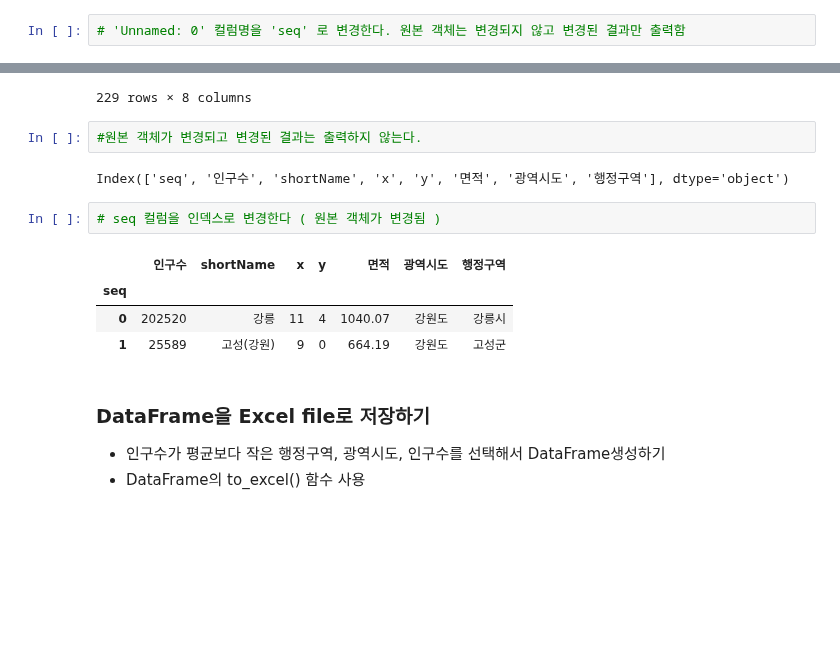
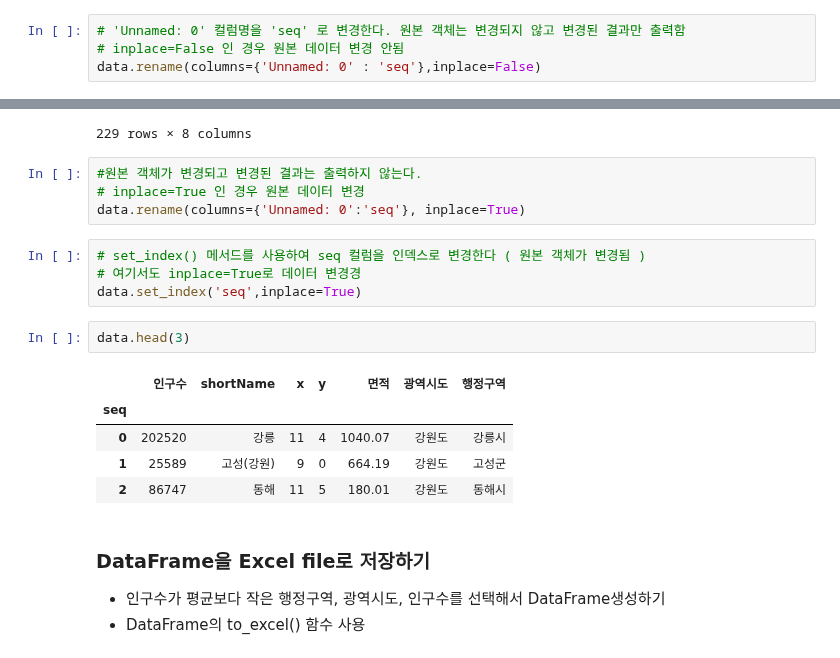
Before and after one commit to ikh0120/python_Webscraping_Analysis, a Jupyter notebook: 03-1.행정구역정보_분석과시각화.ipynb, the cells around one changed output, grey strips where cells are left out. Drawn from its saved outputs; the diff is of its cells as text; blank space fills up the shorter version.

```diff
--- a/03-1.행정구역정보_분석과시각화.ipynb
+++ b/03-1.행정구역정보_분석과시각화.ipynb
@@ -565,5 +585,7 @@ Index(['Unnamed: 0', '인구수', 'shortName', 'x', 'y', '면적', '광역시도
 # %%
 # 'Unnamed: 0' 컬럼명을 'seq' 로 변경한다. 원본 객체는 변경되지 않고 변경된 결과만 출력함
+# inplace=False 인 경우 원본 데이터 변경 안됨
+data.rename(columns={'Unnamed: 0' : 'seq'},inplace=False)
 # %% [output]
 |  | seq | 인구수 | shortName | x | y | 면적 | 광역시도 | 행정구역 |
 | 0 | 0 | 202520 | 강릉 | 11 | 4 | 1040.07 | 강원도 | 강릉시 |
@@ -580,16 +602,20 @@ Index(['Unnamed: 0', '인구수', 'shortName', 'x', 'y', '면적', '광역시도
 229 rows × 8 columns
 # %%
 #원본 객체가 변경되고 변경된 결과는 출력하지 않는다.
+# inplace=True 인 경우 원본 데이터 변경
+data.rename(columns={'Unnamed: 0':'seq'}, inplace=True)
-# %% [output]
-Index(['seq', '인구수', 'shortName', 'x', 'y', '면적', '광역시도', '행정구역'], dtype='object')
 # %%
-# seq 컬럼을 인덱스로 변경한다 ( 원본 객체가 변경됨 )
+# set_index() 메서드를 사용하여 seq 컬럼을 인덱스로 변경한다 ( 원본 객체가 변경됨 )
+# 여기서도 inplace=True로 데이터 변경경
+data.set_index('seq',inplace=True)
 # %%
+data.head(3)
 # %% [output]
 |  | 인구수 | shortName | x | y | 면적 | 광역시도 | 행정구역 |
 | seq |  |  |  |  |  |  |  |
 | 0 | 202520 | 강릉 | 11 | 4 | 1040.07 | 강원도 | 강릉시 |
 | 1 | 25589 | 고성(강원) | 9 | 0 | 664.19 | 강원도 | 고성군 |
+| 2 | 86747 | 동해 | 11 | 5 | 180.01 | 강원도 | 동해시 |
 # %% [markdown]
 ### DataFrame을 Excel file로 저장하기
 * 인구수가 평균보다 작은 행정구역, 광역시도, 인구수를 선택해서 DataFrame생성하기
```
Also changed, not shown: parts of 37 cells of this notebook, 3 other files.
